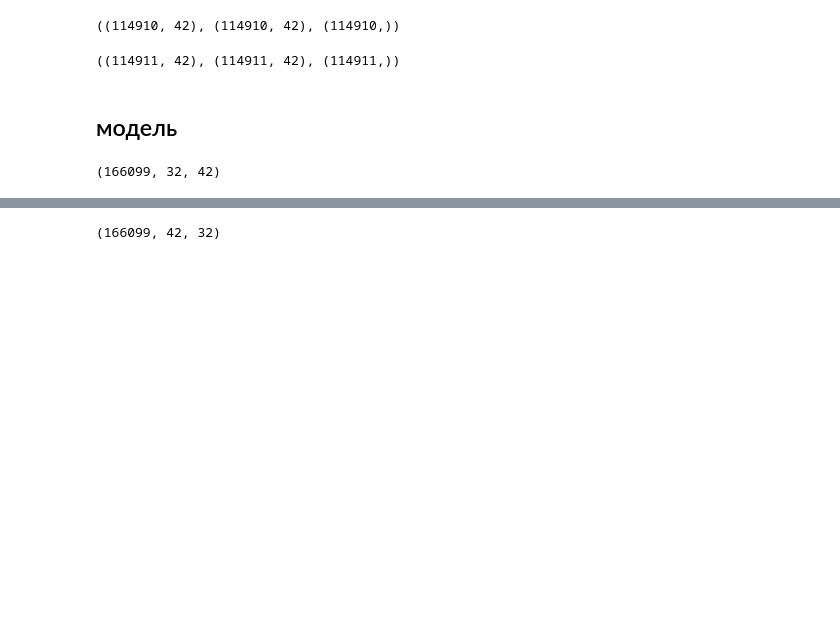
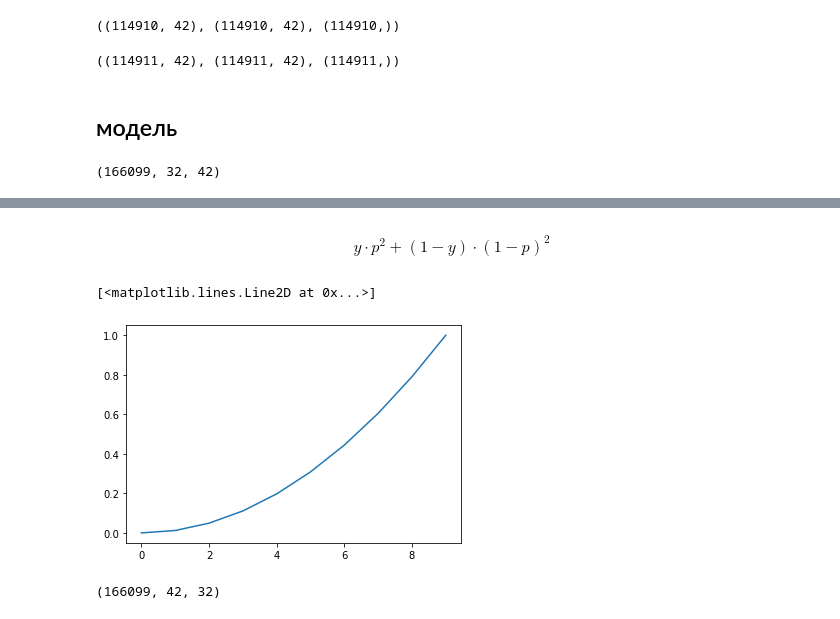
Before and after one commit to mechanoid5/ml_nlp_2022, a Jupyter notebook: examples/06-siamese/01-siamese.ipynb, the cells around one changed output, grey strips where cells are left out. Drawn from its saved outputs; the diff is of its cells as text; code cells hidden in the pictures; blank space fills up the shorter version.

```diff
--- a/examples/06-siamese/01-siamese.ipynb
+++ b/examples/06-siamese/01-siamese.ipynb
@@ -318,3 +305,23 @@ def contrastive_loss(y, preds, margin=1):
+# %% [markdown]
+$$
+y \cdot p^2 + (1 - y) \cdot ( 1-p ) ^2
+$$
+# %%
+from matplotlib import pyplot as plt
+
+y = np.ones(10)
+p = np.linspace(0,1,10)
+
+# y = np.zeros(10)
+# p = np.linspace(1,0,10)
+
+# y = np.hstack([np.zeros(10),np.ones(10),])
+# p = np.hstack([ np.linspace(1,0,10), np.linspace(0,1,10) ])
+
+plt.plot( y*(p**2) + (1-y)*((1-p)**2) )
+# %% [output]
+[<matplotlib.lines.Line2D at 0x...>]
+[figure, added]
 # %%
 embed_input_dim,seq_len,embed_len
 # %% [output]
```
Also changed, not shown: parts of 41 cells of this notebook.
